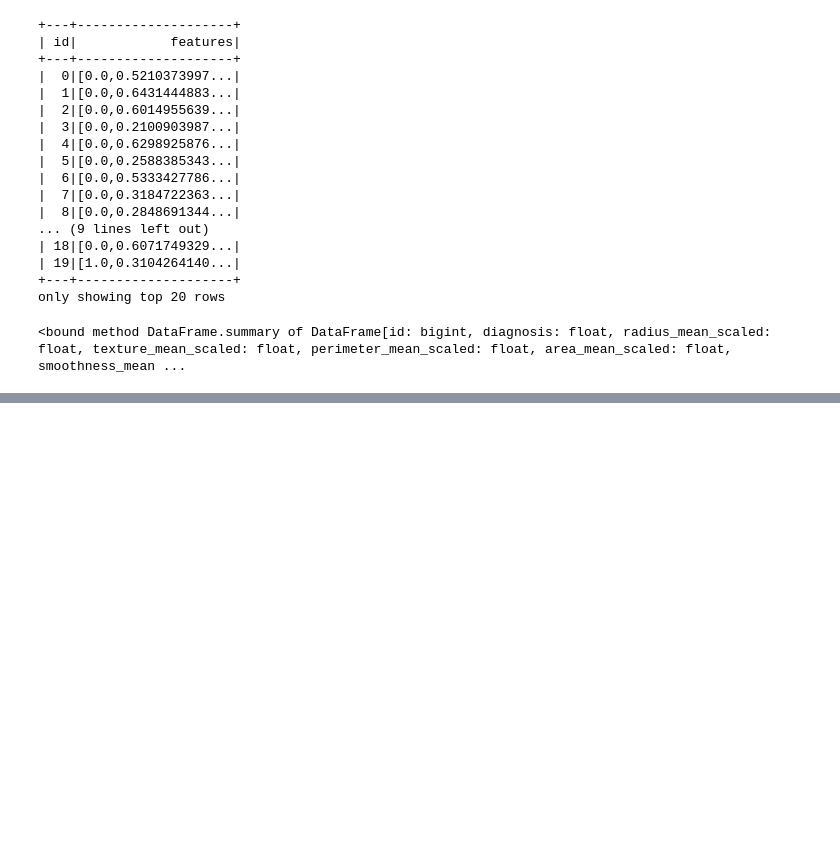
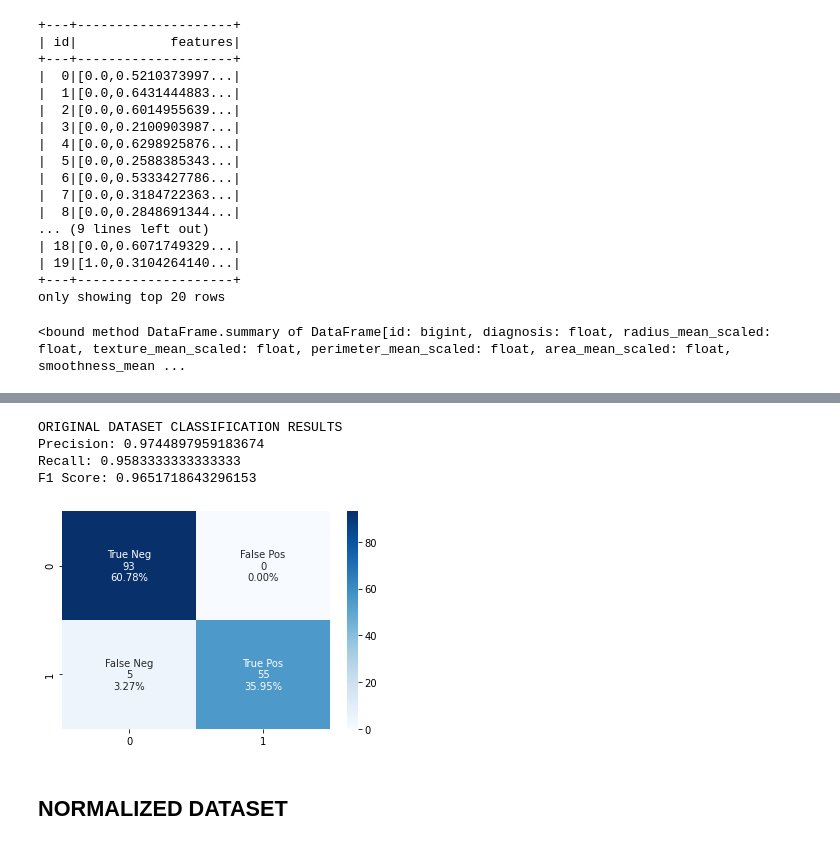
Before and after one commit to HaaaToka/DataIntensiveAssignments, a Jupyter notebook: Spark/sparkClusteringClassification.ipynb, the cells around one changed output, grey strips where cells are left out. Saved outputs shown, nothing was run; the diff lists cells and outputs as text; code cells hidden in the pictures; blank space fills up the shorter version.

```diff
--- a/Spark/sparkClusteringClassification.ipynb
+++ b/Spark/sparkClusteringClassification.ipynb
@@ -229,7 +261,7 @@ def denseVector2float(df,FEATURES_COL):
 ## ORIGINAL DATASET
 # %%
 #READ, APPLY PREPROCESSING
-df = prepareSparkDataFrame()
+df = prepareSparkDataFrame("cluster")
 FEATURES_COL = df.columns[1:]
 df.show()
 # %% [output]
@@ -369,0 +446,4 @@ F1 Score: 0.3855291576673866
+# %%
+df = prepareSparkDataFrame("classify")
+df.show()
+# df.printSchema()
@@ -369,0 +468,5 @@ F1 Score: 0.3855291576673866
+# %%
+transformed = transData(df)
+transformed.show(5)
+
+pipeline = preparePipeline(transformed)
@@ -369,0 +484,5 @@ F1 Score: 0.3855291576673866
+# %%
+(trainingData, testingData) = transformed.randomSplit([0.7, 0.3])
+
+trainingData.show(5,False)
+testingData.show(5,False)
@@ -369,0 +507,17 @@ F1 Score: 0.3855291576673866
+# %%
+model = pipeline.fit(trainingData)
+
+predictions = model.transform(testingData)
+
+# Select example rows to display.
+#predictions.select("features","label","predictedLabel").show()
+
+result_Classify(predictions,"ORIGINAL DATASET CLASSIFICATION RESULTS")
+# %% [output]
+ORIGINAL DATASET CLASSIFICATION RESULTS
+Precision: 0.9744897959183674
+Recall: 0.9583333333333333
+F1 Score: 0.9651718643296153
+[figure, added]
+# %% [markdown]
+## NORMALIZED DATASET
```
Also changed, not shown: parts of 24 cells of this notebook.
